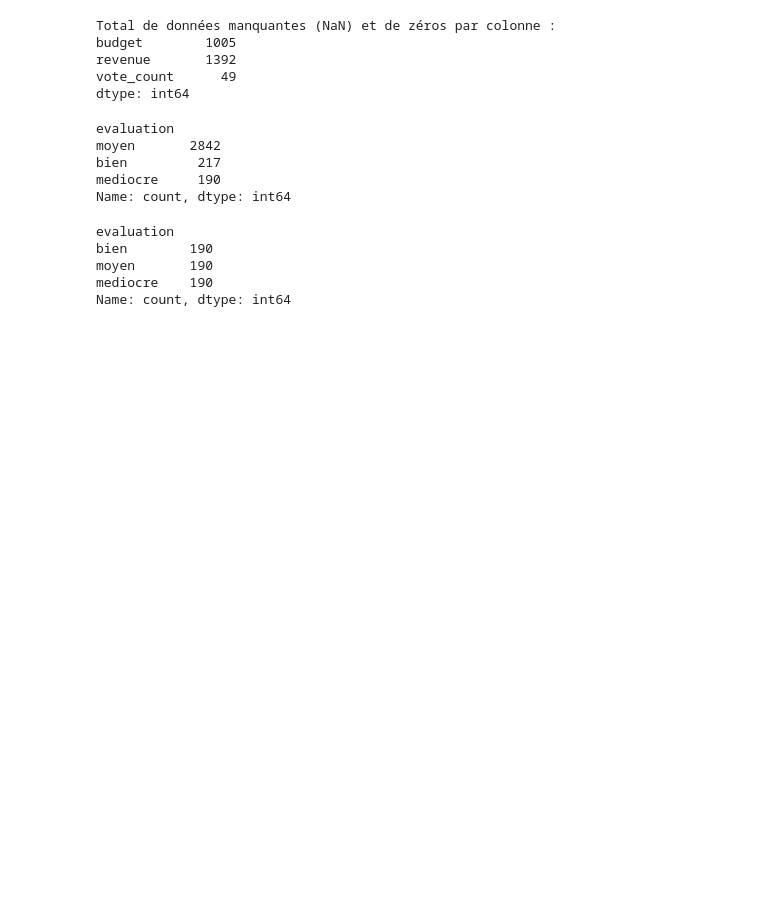
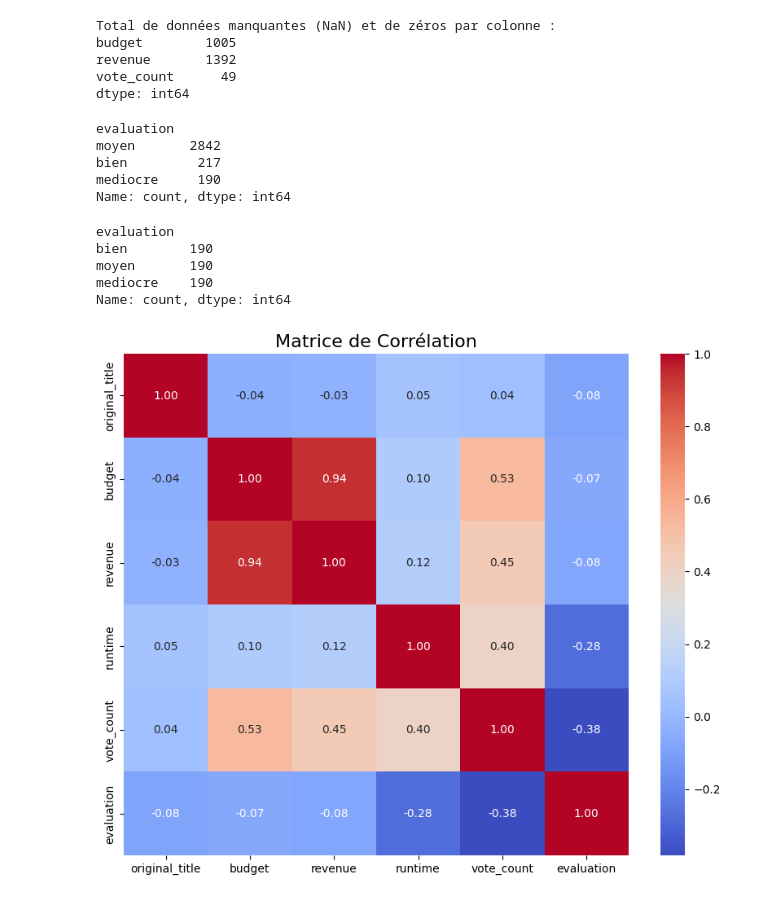
Before and after one commit to Shurens/projet_ia, a Jupyter notebook: donnees/nettoyage_data.ipynb, the cells around one changed output. Saved outputs shown, nothing was run; the diff lists cells and outputs as text; code cells hidden in the pictures; blank space fills up the shorter version.

```diff
--- a/donnees/nettoyage_data.ipynb
+++ b/donnees/nettoyage_data.ipynb
@@ -109,5 +102,20 @@ bien        190
 moyen       190
 mediocre    190
 Name: count, dtype: int64
+# %%
+# Convertit les colonnes 'original_title' et 'evaluation' en valeurs numériques
+df['original_title'] = df['original_title'].astype('category').cat.codes
+df['evaluation'] = df['evaluation'].astype('category').cat.codes
+
+# Calcul de la matrice de corrélation
+correlation_matrix = df.corr()
+
+# Crée une heatmap
+plt.figure(figsize=(10, 8))
+sns.heatmap(correlation_matrix, annot=True, fmt=".2f", cmap="coolwarm", cbar=True)
+plt.title("Matrice de Corrélation", fontsize=16)
+plt.show()
+# %% [output]
+[figure, added]
 # %%
 df.to_csv('cleaned_data.csv', index=False)
```
Also changed, not shown: parts of 3 cells of this notebook, 16 other files.
